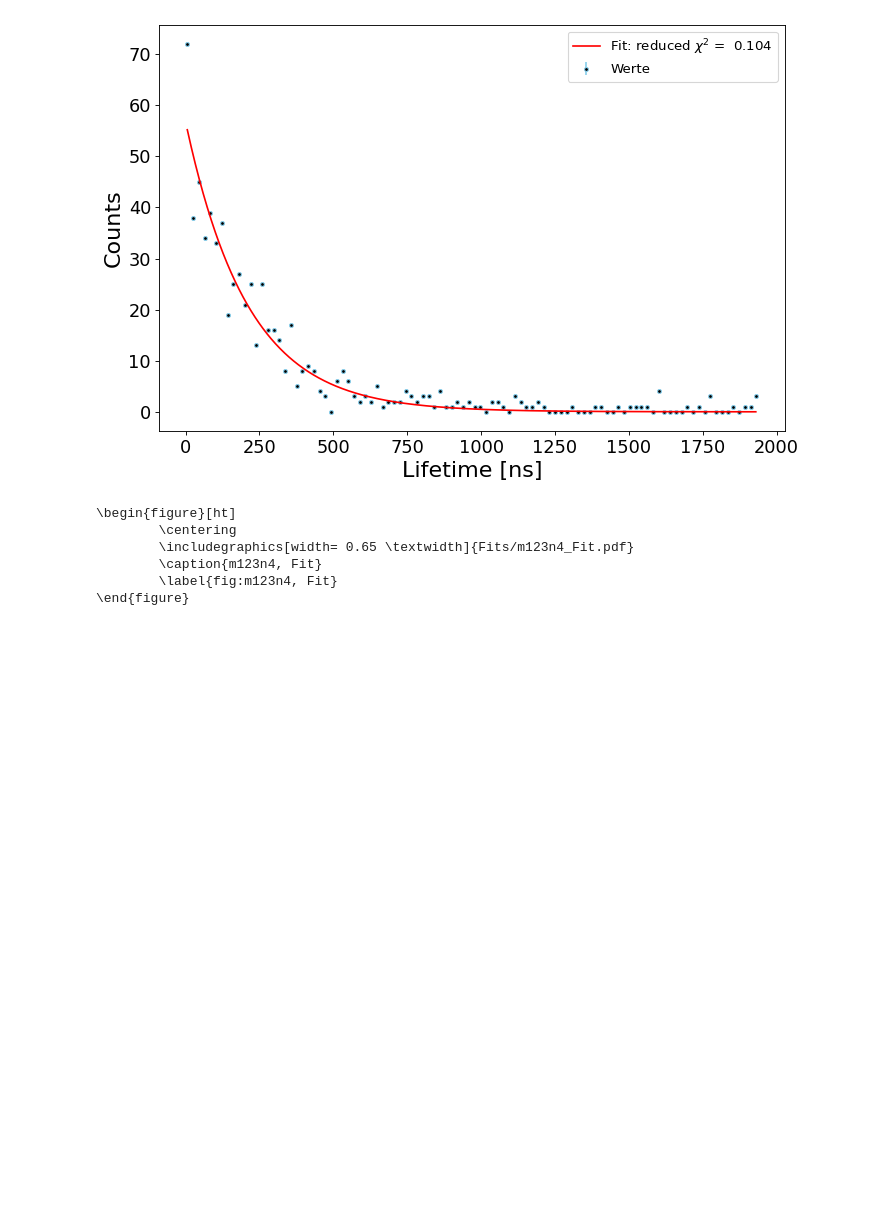
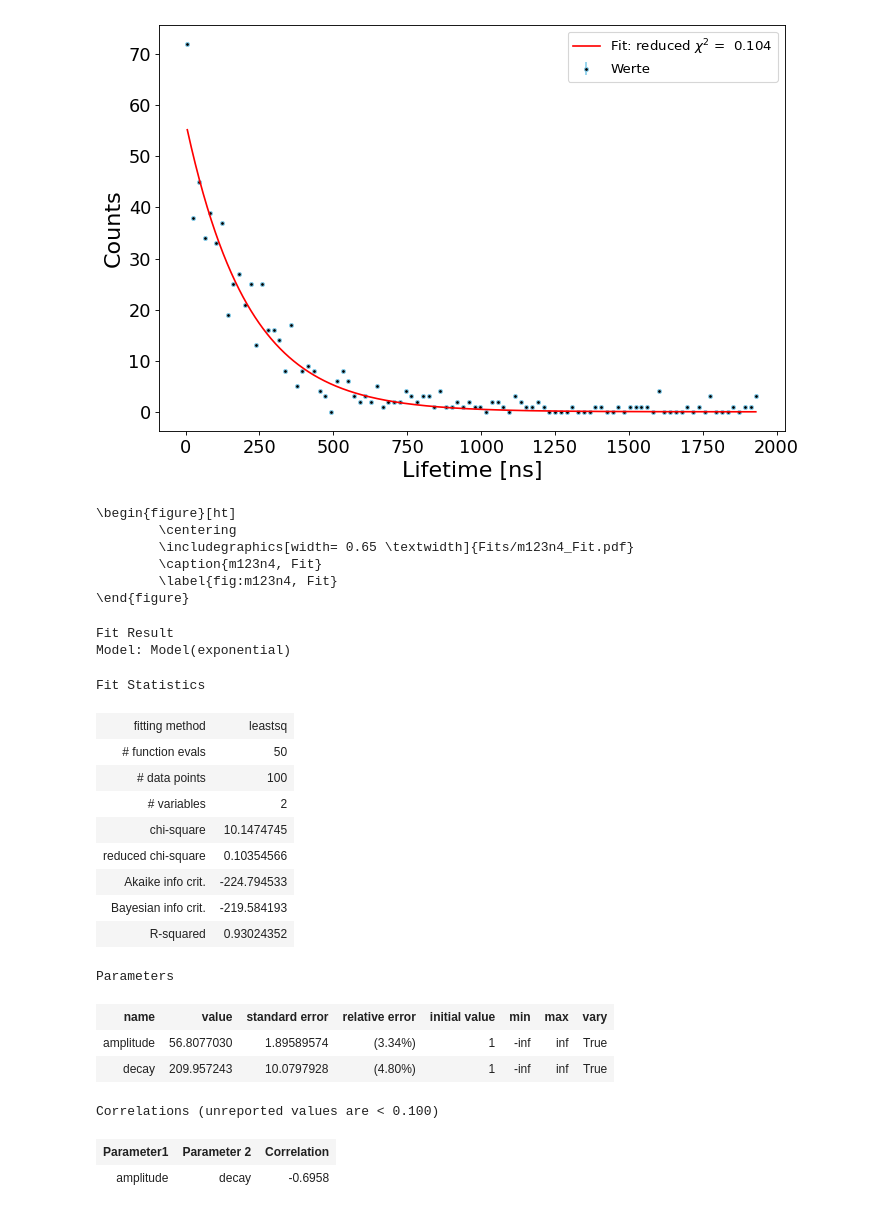
Before and after one commit to TimLockstedt/MP, a Jupyter notebook: FP6/A5/Plott_var_func_m123n4.ipynb, the cells around one changed output. Drawn from its saved outputs; the diff is of its cells as text; code cells hidden in the pictures; blank space fills up the shorter version.

```diff
--- a/FP6/A5/Plott_var_func_m123n4.ipynb
+++ b/FP6/A5/Plott_var_func_m123n4.ipynb
@@ -592,3 +592,25 @@ finish(Daten.get_x(),Daten.get_y(),result, Daten.get_FileName(), Daten.get_yerr(
         \caption{m123n4, Fit}
         \label{fig:m123n4, Fit}
 \end{figure}
+# %%
+result
+# %% [output]
+Fit Result
+Model: Model(exponential)
+Fit Statistics
+| fitting method | leastsq |
+| # function evals | 50 |
+| # data points | 100 |
+| # variables | 2 |
+| chi-square | 10.1474745 |
+| reduced chi-square | 0.10354566 |
+| Akaike info crit. | -224.794533 |
+| Bayesian info crit. | -219.584193 |
+| R-squared | 0.93024352 |
+Parameters
+| name | value | standard error | relative error | initial value | min | max | vary |
+| amplitude | 56.8077030 | 1.89589574 | (3.34%) | 1 | -inf | inf | True |
+| decay | 209.957243 | 10.0797928 | (4.80%) | 1 | -inf | inf | True |
+Correlations (unreported values are < 0.100)
+| Parameter1 | Parameter 2 | Correlation |
+| amplitude | decay | -0.6958 |
```
Also changed, not shown: 3 other files.
